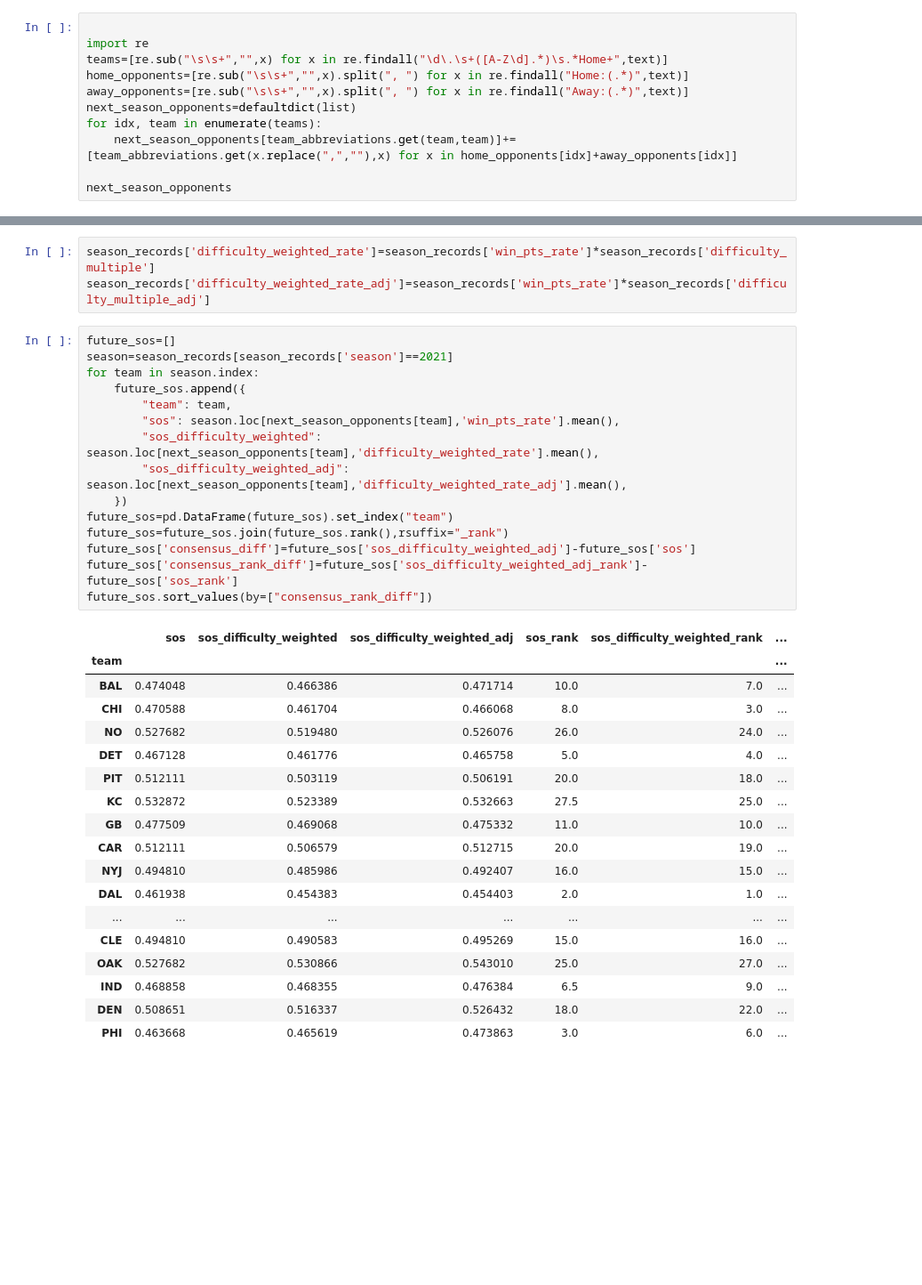
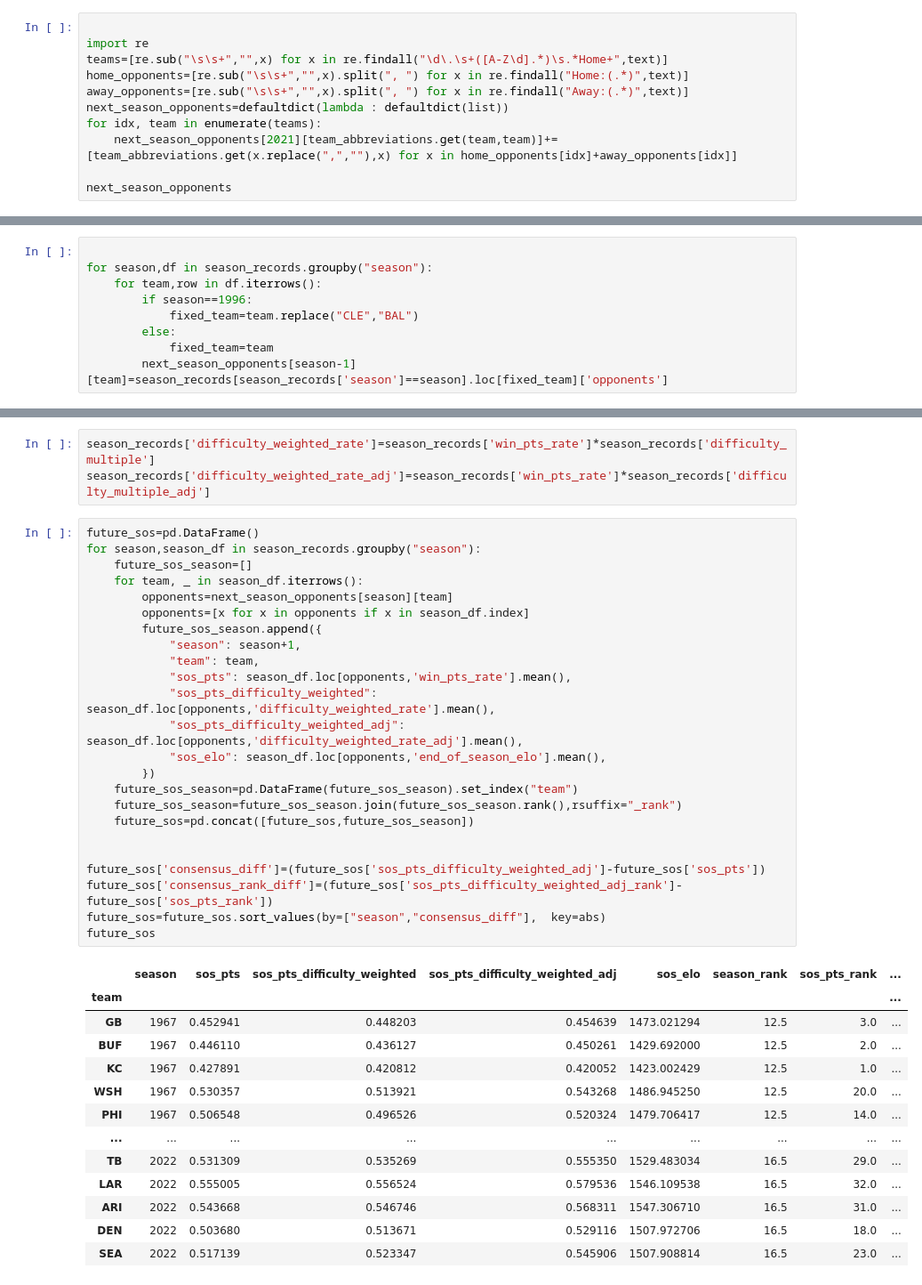
Before and after one commit to rogerfitz/tutorials, a Jupyter notebook: adjusted_strength_of_schedule/0_Strength_of_Schedule_Analysis.ipynb, the cells around one changed output, grey strips where cells are left out. Shown at 89% size. Saved outputs shown, nothing was run; the diff lists cells and outputs as text; blank space fills up the shorter version.

```diff
--- a/adjusted_strength_of_schedule/0_Strength_of_Schedule_Analysis.ipynb
+++ b/adjusted_strength_of_schedule/0_Strength_of_Schedule_Analysis.ipynb
@@ -392,9 +394,9 @@ import re
 teams=[re.sub("\s\s+","",x) for x in re.findall("\d\.\s+([A-Z\d].*)\s.*Home+",text)]
 home_opponents=[re.sub("\s\s+","",x).split(", ") for x in re.findall("Home:(.*)",text)]
 away_opponents=[re.sub("\s\s+","",x).split(", ") for x in re.findall("Away:(.*)",text)]
-next_season_opponents=defaultdict(list)
+next_season_opponents=defaultdict(lambda : defaultdict(list))
 for idx, team in enumerate(teams):
-    next_season_opponents[team_abbreviations.get(team,team)]+=[team_abbreviations.get(x.replace(",",""),x) for x in home_opponents[idx]+away_opponents[idx]]
+    next_season_opponents[2021][team_abbreviations.get(team,team)]+=[team_abbreviations.get(x.replace(",",""),x) for x in home_opponents[idx]+away_opponents[idx]]
 
 next_season_opponents
 # %% [output]
@@ -423,0 +440,9 @@ defaultdict(list,
+# %%
+
+for season,df in season_records.groupby("season"):
+    for team,row in df.iterrows():
+        if season==1996:
+            fixed_team=team.replace("CLE","BAL")
+        else:
+            fixed_team=team
+        next_season_opponents[season-1][team]=season_records[season_records['season']==season].loc[fixed_team]['opponents']
@@ -443,36 +489,40 @@ season_records
 season_records['difficulty_weighted_rate']=season_records['win_pts_rate']*season_records['difficulty_multiple']
 season_records['difficulty_weighted_rate_adj']=season_records['win_pts_rate']*season_records['difficulty_multiple_adj']
 # %%
-future_sos=[]
-season=season_records[season_records['season']==2021]
-for team in season.index:
-    future_sos.append({
-        "team": team,
-        "sos": season.loc[next_season_opponents[team],'win_pts_rate'].mean(),
-        "sos_difficulty_weighted": season.loc[next_season_opponents[team],'difficulty_weighted_rate'].mean(),
-        "sos_difficulty_weighted_adj": season.loc[next_season_opponents[team],'difficulty_weighted_rate_adj'].mean(),
-    })
-future_sos=pd.DataFrame(future_sos).set_index("team")
-future_sos=future_sos.join(future_sos.rank(),rsuffix="_rank")
-future_sos['consensus_diff']=future_sos['sos_difficulty_weighted_adj']-future_sos['sos']
-future_sos['consensus_rank_diff']=future_sos['sos_difficulty_weighted_adj_rank']-future_sos['sos_rank']
-future_sos.sort_values(by=["consensus_rank_diff"])
+future_sos=pd.DataFrame()
+for season,season_df in season_records.groupby("season"):
+    future_sos_season=[]
+    for team, _ in season_df.iterrows():
+        opponents=next_season_opponents[season][team]
+        opponents=[x for x in opponents if x in season_df.index]
+        future_sos_season.append({
+            "season": season+1,
+            "team": team,
+            "sos_pts": season_df.loc[opponents,'win_pts_rate'].mean(),
+            "sos_pts_difficulty_weighted": season_df.loc[opponents,'difficulty_weighted_rate'].mean(),
+            "sos_pts_difficulty_weighted_adj": season_df.loc[opponents,'difficulty_weighted_rate_adj'].mean(),
+            "sos_elo": season_df.loc[opponents,'end_of_season_elo'].mean(),
+        })
+    future_sos_season=pd.DataFrame(future_sos_season).set_index("team")
+    future_sos_season=future_sos_season.join(future_sos_season.rank(),rsuffix="_rank")
+    future_sos=pd.concat([future_sos,future_sos_season])
+
+
+future_sos['consensus_diff']=(future_sos['sos_pts_difficulty_weighted_adj']-future_sos['sos_pts'])
+future_sos['consensus_rank_diff']=(future_sos['sos_pts_difficulty_weighted_adj_rank']-future_sos['sos_pts_rank'])
+future_sos=future_sos.sort_values(by=["season","consensus_diff"],  key=abs)
+future_sos
 # %% [output]
-|  | sos | sos_difficulty_weighted | sos_difficulty_weighted_adj | sos_rank | sos_difficulty_weighted_rank | ... |
-| team |  |  |  |  |  | ... |
-| BAL | 0.474048 | 0.466386 | 0.471714 | 10.0 | 7.0 | ... |
-| CHI | 0.470588 | 0.461704 | 0.466068 | 8.0 | 3.0 | ... |
-| NO | 0.527682 | 0.519480 | 0.526076 | 26.0 | 24.0 | ... |
-| DET | 0.467128 | 0.461776 | 0.465758 | 5.0 | 4.0 | ... |
-| PIT | 0.512111 | 0.503119 | 0.506191 | 20.0 | 18.0 | ... |
-| KC | 0.532872 | 0.523389 | 0.532663 | 27.5 | 25.0 | ... |
-| GB | 0.477509 | 0.469068 | 0.475332 | 11.0 | 10.0 | ... |
-| CAR | 0.512111 | 0.506579 | 0.512715 | 20.0 | 19.0 | ... |
-| NYJ | 0.494810 | 0.485986 | 0.492407 | 16.0 | 15.0 | ... |
-| DAL | 0.461938 | 0.454383 | 0.454403 | 2.0 | 1.0 | ... |
-| ... | ... | ... | ... | ... | ... | ... |
-| CLE | 0.494810 | 0.490583 | 0.495269 | 15.0 | 16.0 | ... |
-| OAK | 0.527682 | 0.530866 | 0.543010 | 25.0 | 27.0 | ... |
-| IND | 0.468858 | 0.468355 | 0.476384 | 6.5 | 9.0 | ... |
-| DEN | 0.508651 | 0.516337 | 0.526432 | 18.0 | 22.0 | ... |
-| PHI | 0.463668 | 0.465619 | 0.473863 | 3.0 | 6.0 | ... |
+|  | season | sos_pts | sos_pts_difficulty_weighted | sos_pts_difficulty_weighted_adj | sos_elo | season_rank | sos_pts_rank | ... |
+| team |  |  |  |  |  |  |  | ... |
+| GB | 1967 | 0.452941 | 0.448203 | 0.454639 | 1473.021294 | 12.5 | 3.0 | ... |
+| BUF | 1967 | 0.446110 | 0.436127 | 0.450261 | 1429.692000 | 12.5 | 2.0 | ... |
+| KC | 1967 | 0.427891 | 0.420812 | 0.420052 | 1423.002429 | 12.5 | 1.0 | ... |
+| WSH | 1967 | 0.530357 | 0.513921 | 0.543268 | 1486.945250 | 12.5 | 20.0 | ... |
+| PHI | 1967 | 0.506548 | 0.496526 | 0.520324 | 1479.706417 | 12.5 | 14.0 | ... |
+| ... | ... | ... | ... | ... | ... | ... | ... | ... |
+| TB | 2022 | 0.531309 | 0.535269 | 0.555350 | 1529.483034 | 16.5 | 29.0 | ... |
+| LAR | 2022 | 0.555005 | 0.556524 | 0.579536 | 1546.109538 | 16.5 | 32.0 | ... |
+| ARI | 2022 | 0.543668 | 0.546746 | 0.568311 | 1547.306710 | 16.5 | 31.0 | ... |
+| DEN | 2022 | 0.503680 | 0.513671 | 0.529116 | 1507.972706 | 16.5 | 18.0 | ... |
+| SEA | 2022 | 0.517139 | 0.523347 | 0.545906 | 1507.908814 | 16.5 | 23.0 | ... |
```
Also changed, not shown: parts of 26 cells of this notebook, 2 other files.
